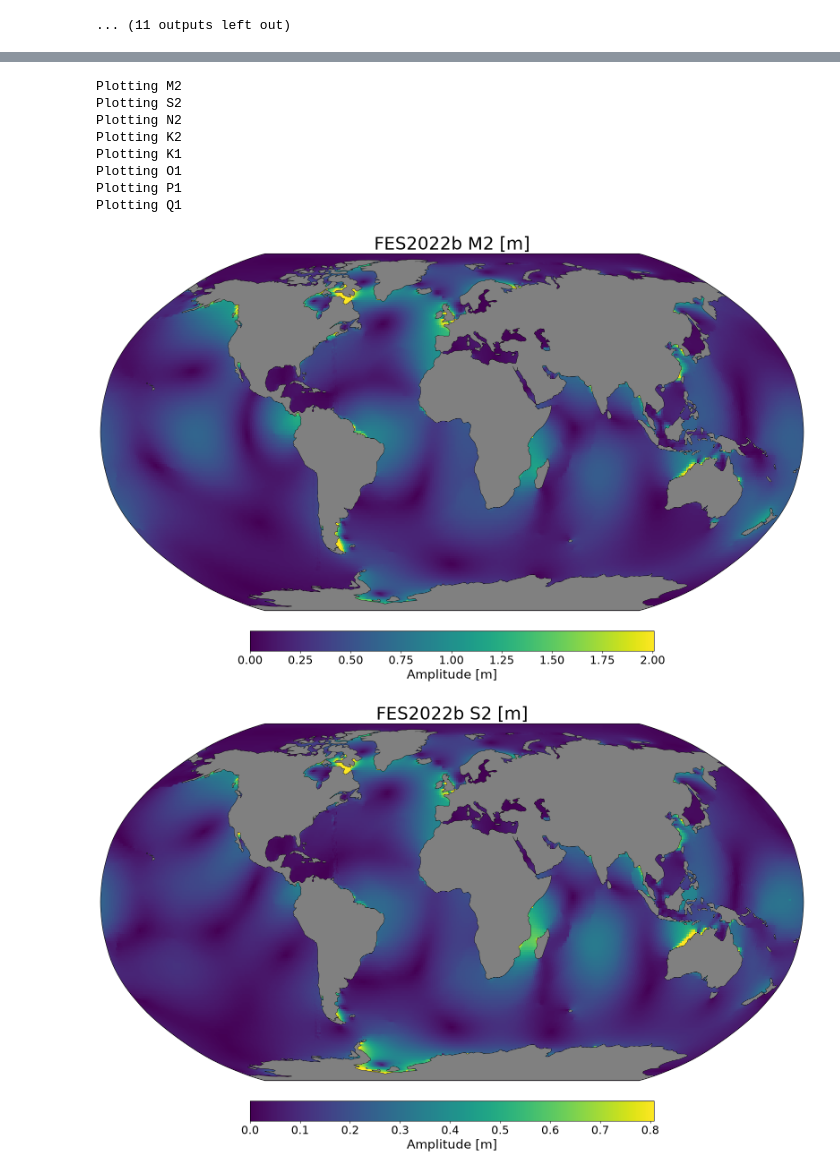
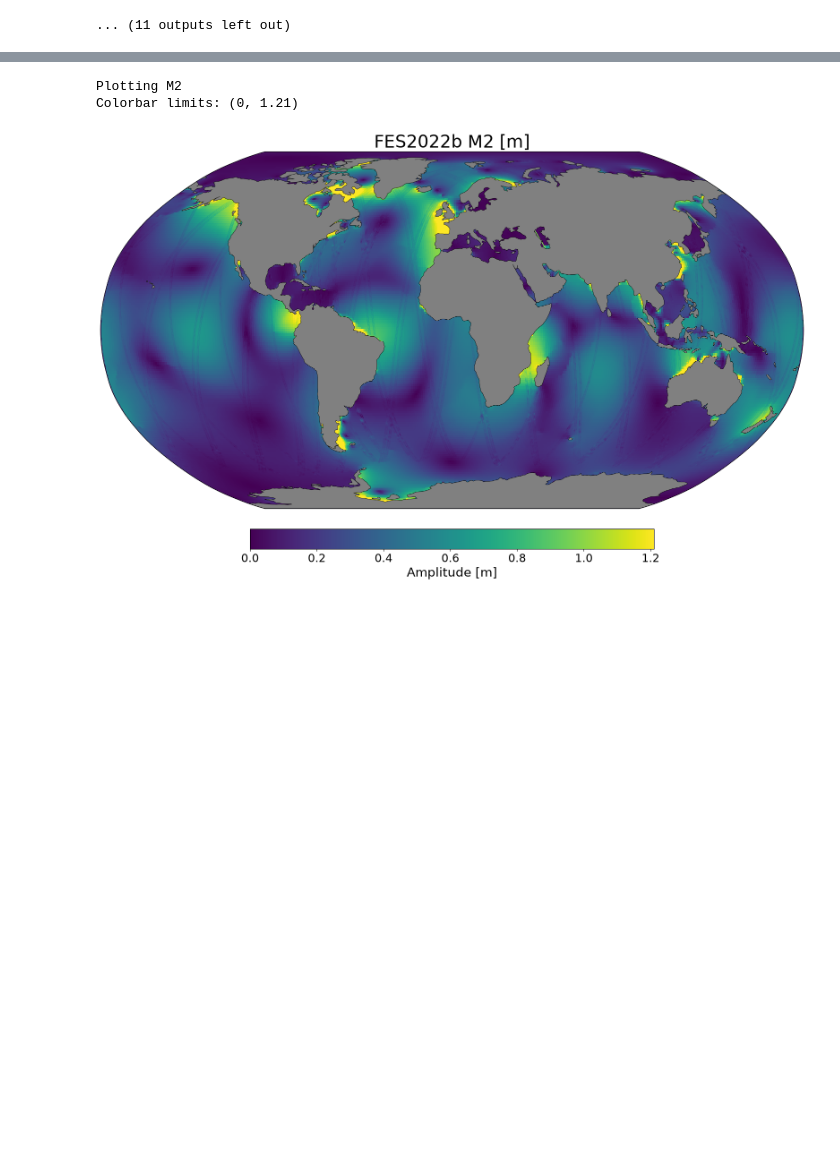
Before and after one commit to zsk4/SWOT_Global_Tides, a Jupyter notebook: FES_Tides.ipynb, the cells around one changed output, grey strips where cells are left out. Saved outputs shown, nothing was run; the diff lists cells and outputs as text; code cells hidden in the pictures; blank space fills up the shorter version.

Commit message:
chore: figure cleanup

```diff
--- a/FES_Tides.ipynb
+++ b/FES_Tides.ipynb
@@ -190,7 +190,7 @@ INFO:pyTMD.datasets.fetch_aviso_fes:    /home/zkatz/tide_models/fes2022b/ocean_t
 # Load model
 model_dir = "/mnt/c/Users/ZacharyKatz/Desktop/Research/Background/"
 model_name = "FES2022"
-constits = ["M2", "S2", "N2", "K2", "K1", "O1", "P1", "Q1"]
+constits = ["M2"]#, "S2", "N2", "K2", "K1", "O1", "P1", "Q1"]
 names = [c.lower() for c in constits]
 
 m = pyTMD.io.model(model_dir).from_database(model_name)
@@ -242,8 +235,8 @@ def got_constants(lon, lat, names, batch=20000):
         ph[:, sl] = np.degrees(np.arctan2(-hc.imag, hc.real)) % 360
     return amp, ph
 
-lon = np.arange(0, 360, 1)
-lat = np.arange(-90, 90, 1)
+lon = np.arange(0, 360, 0.5)
+lat = np.arange(-90, 90, 0.5)
 grid = np.meshgrid(lon, lat)
 lon_raveled = grid[0].ravel()
 lat_raveled = grid[1].ravel()
@@ -296,9 +289,8 @@ def get_spilhaus_mask(lon2d, lat2d, projection):
     return near_bound & sign_change
 # %%
 projection = "robinson"
-#projection = "spilhaus"
 
-constits = ["M2", "S2", "N2", "K2", "K1", "O1", "P1", "Q1"]
+constits = ["M2",]# "S2", "N2", "K2", "K1", "O1", "P1", "Q1"]
 for constituent in constits[:]:
     print(f"Plotting {constituent}")
     if projection == "spilhaus":
@@ -311,12 +303,9 @@ for constituent in constits[:]:
     # Get 98th percentile for colorbar limits
     k = constits.index(constituent)
     amp_got = amp[k, :]
-    limit = (0, np.nanpercentile(amp_got, 98))
-
-    if projection == "spilhaus":
-        mask = get_spilhaus_mask(lon_raveled, lat_raveled, ccrs.Spilhaus())
-        amp_got = np.ma.masked_where(mask, amp_got)
-
+    limit = (0, np.nanpercentile(amp_got, 95))
+    limit = (0, 1.21)
+    print(f"Colorbar limits: {limit}")
     amp_got = amp_got.reshape((lat.size, lon.size))
 
     ax.pcolormesh(
@@ -369,40 +358,33 @@ for constituent in constits[:]:
     ax.coastlines()
     ax.add_feature(
         cfeature.LAND,
         facecolor="gray",
         edgecolor="none",
         zorder=2
     )
     ax.set_title(title, fontsize=28)
     sm = plt.cm.ScalarMappable(
         norm=plt.Normalize(*limit),
         cmap=cmap
     )
     cbar = plt.colorbar(
         sm,
         ax=ax,
         orientation="horizontal",
         pad=0.05,
         fraction=0.05
     )
     cbar.ax.tick_params(labelsize=18)
     cbar.set_label("Amplitude [m]", fontsize=20)
 
     if projection == "spilhaus":
         ax.set_global()
     elif projection == "robinson":
         ax.set_global()
 
     fig_got.tight_layout()
-    fig_got.savefig(f"./FES_{constituent}", dpi=300)
+    fig_got.savefig(f"./FES_{constituent}", dpi=300, bbox_inches="tight", transparent=True)
 # %% [output]
 Plotting M2
-Plotting S2
-Plotting N2
-Plotting K2
-Plotting K1
-Plotting O1
-Plotting P1
-Plotting Q1
+Colorbar limits: (0, 1.21)
-[figure, old version]
+[figure, new version]
-[figure, removed]
```
Also changed, not shown: parts of 2 cells of this notebook, 27 other files.
